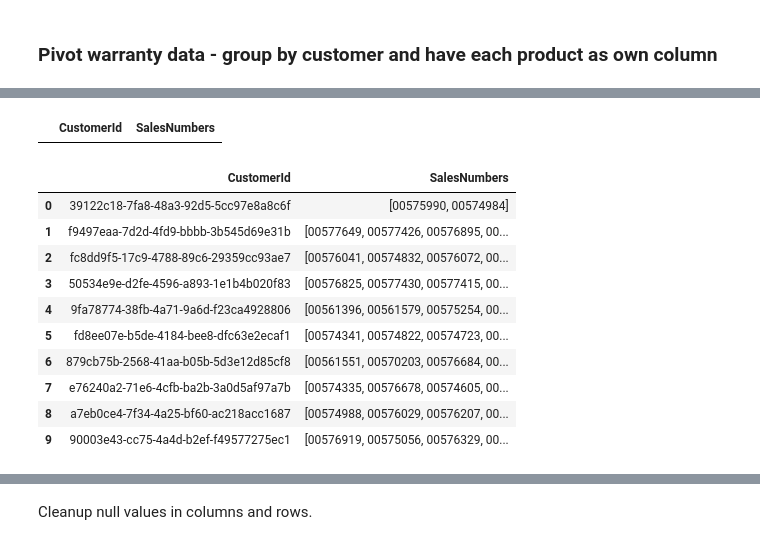
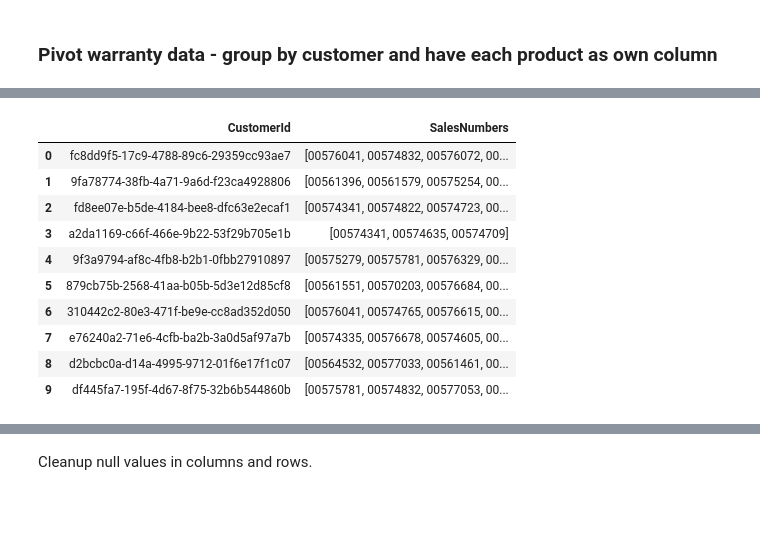
Before and after one commit to lz039/bigdata, a Jupyter notebook: Analytics01.ipynb, the cells around one changed output, grey strips where cells are left out. Cells and saved outputs as stored; diff of their text form; code cells hidden in the pictures; blank space fills up the shorter version.

```diff
--- a/Analytics01.ipynb
+++ b/Analytics01.ipynb
@@ -38,5 +69,5 @@ sdf_assets_items = sdf_assets.filter(sdf_assets.CustomerId != 'null').groupBy("C
 # %%
-values_to_check = ['204040', '577474', '576984', '496247', '201464', '200531', '496249', '202314', '203994', '204308']
+values_to_check = [ '00561445', '00571805', '00561160', '00561551', '00564531', '00575279', '00574369', '00583490','00574832', '00574341' ]
 
 # Create a filter condition for each value in the list
 filter_condition = None
@@ -48,21 +79,17 @@ for value in values_to_check:
 
 # Filter rows where "SalesNumbers" contains any of the specified values
 filtered_df = sdf_assets_items.filter(filter_condition)
-# %%
-filtered_df.toPandas()
-# %% [output]
-|  | CustomerId | SalesNumbers |
 # %%
-sdf_assets_items.limit(10).toPandas()
+filtered_df.limit(10).toPandas()
 # %% [output]
 |  | CustomerId | SalesNumbers |
-| 0 | 39122c18-7fa8-48a3-92d5-5cc97e8a8c6f | [00575990, 00574984] |
-| 1 | f9497eaa-7d2d-4fd9-bbbb-3b545d69e31b | [00577649, 00577426, 00576895, 00... |
-| 2 | fc8dd9f5-17c9-4788-89c6-29359cc93ae7 | [00576041, 00574832, 00576072, 00... |
-| 3 | 50534e9e-d2fe-4596-a893-1e1b4b020f83 | [00576825, 00577430, 00577415, 00... |
-| 4 | 9fa78774-38fb-4a71-9a6d-f23ca4928806 | [00561396, 00561579, 00575254, 00... |
-| 5 | fd8ee07e-b5de-4184-bee8-dfc63e2ecaf1 | [00574341, 00574822, 00574723, 00... |
-| 6 | 879cb75b-2568-41aa-b05b-5d3e12d85cf8 | [00561551, 00570203, 00576684, 00... |
+| 0 | fc8dd9f5-17c9-4788-89c6-29359cc93ae7 | [00576041, 00574832, 00576072, 00... |
+| 1 | 9fa78774-38fb-4a71-9a6d-f23ca4928806 | [00561396, 00561579, 00575254, 00... |
+| 2 | fd8ee07e-b5de-4184-bee8-dfc63e2ecaf1 | [00574341, 00574822, 00574723, 00... |
+| 3 | a2da1169-c66f-466e-9b22-53f29b705e1b | [00574341, 00574635, 00574709] |
+| 4 | 9f3a9794-af8c-4fb8-b2b1-0fbb27910897 | [00575279, 00575781, 00576329, 00... |
+| 5 | 879cb75b-2568-41aa-b05b-5d3e12d85cf8 | [00561551, 00570203, 00576684, 00... |
+| 6 | 310442c2-80e3-471f-be9e-cc8ad352d050 | [00576041, 00574765, 00576615, 00... |
 | 7 | e76240a2-71e6-4cfb-ba2b-3a0d5af97a7b | [00574335, 00576678, 00574605, 00... |
-| 8 | a7eb0ce4-7f34-4a25-bf60-ac218acc1687 | [00574988, 00576029, 00576207, 00... |
-| 9 | 90003e43-cc75-4a4d-b2ef-f49577275ec1 | [00576919, 00575056, 00576329, 00... |
+| 8 | d2bcbc0a-d14a-4995-9712-01f6e17f1c07 | [00564532, 00577033, 00561461, 00... |
+| 9 | df445fa7-195f-4d67-8f75-32b6b544860b | [00575781, 00574832, 00577053, 00... |
```
Also changed, not shown: parts of 18 cells of this notebook, 3 other files.
